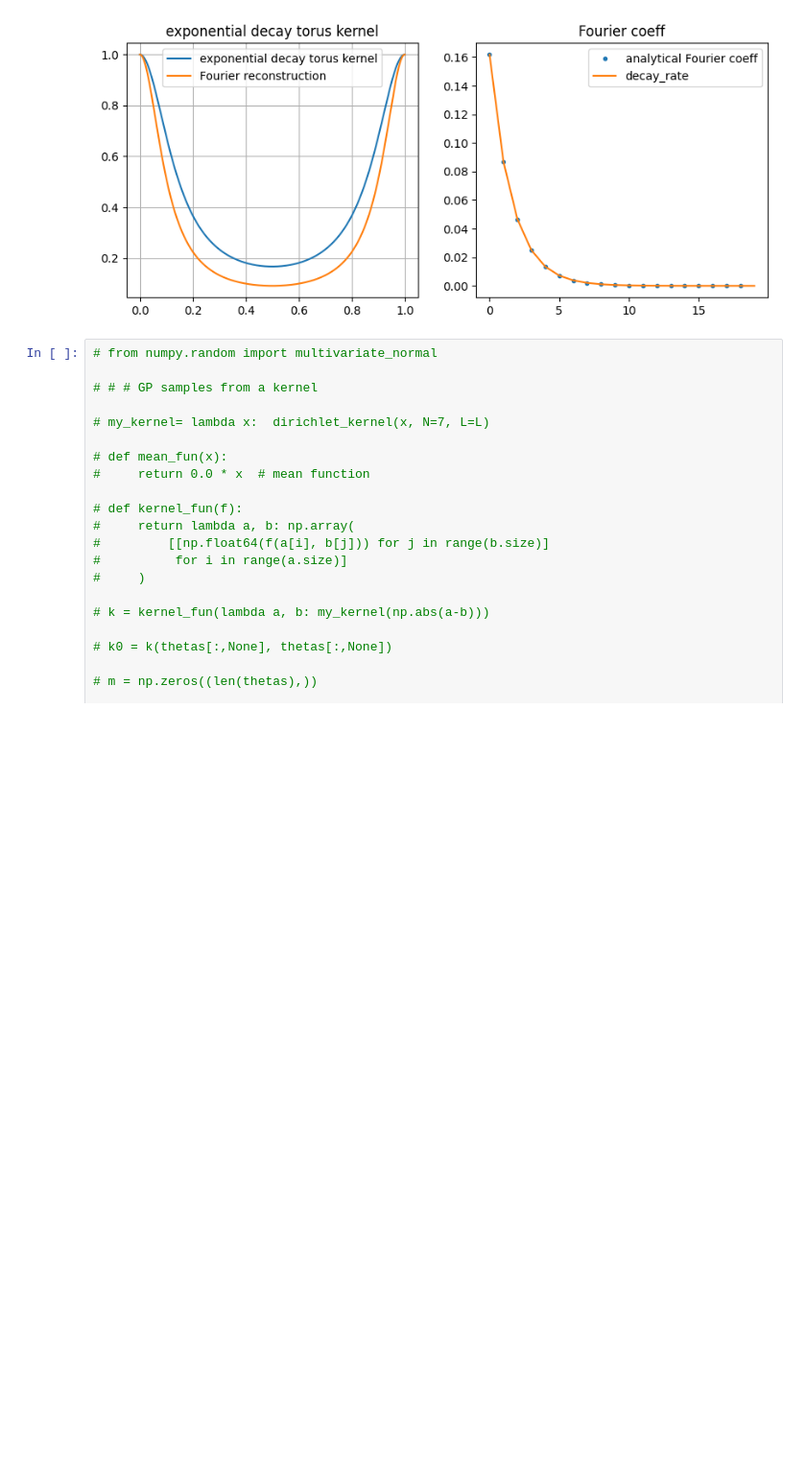
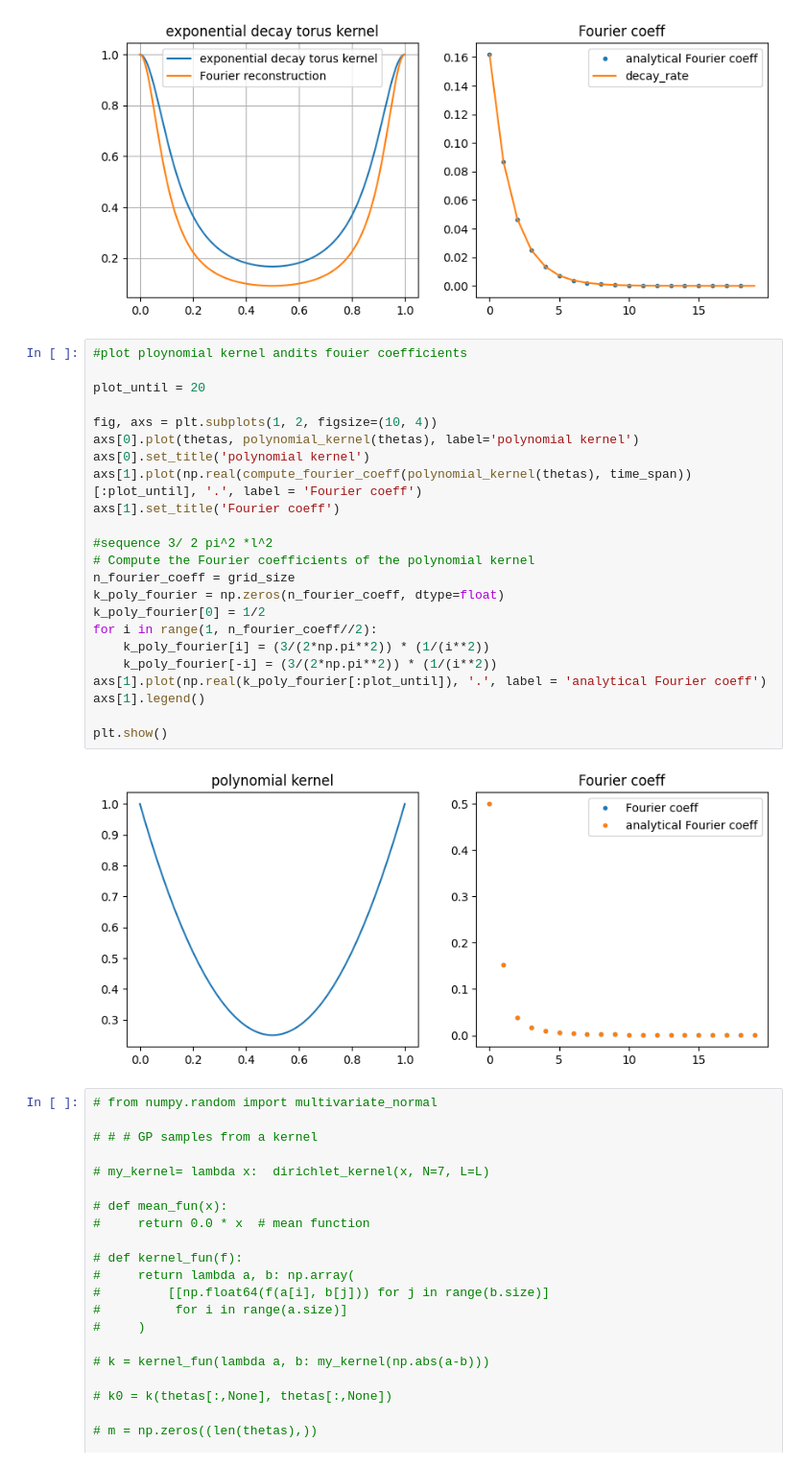
Before and after one commit to EmiliaMagnani/learnconv, a Jupyter notebook: notebooks/kernels_on_torus.ipynb, the cells around one changed output. Shown at 96% size. Saved outputs shown, nothing was run; the diff lists cells and outputs as text; blank space fills up the shorter version.

```diff
--- a/notebooks/kernels_on_torus.ipynb
+++ b/notebooks/kernels_on_torus.ipynb
@@ -168,6 +165,31 @@ axs[1].legend()
 # %% [output]
 <matplotlib.legend.Legend at 0x...>
 [figure]
+# %%
+#plot ploynomial kernel andits fouier coefficients
+
+plot_until = 20
+
+fig, axs = plt.subplots(1, 2, figsize=(10, 4))
+axs[0].plot(thetas, polynomial_kernel(thetas), label='polynomial kernel')
+axs[0].set_title('polynomial kernel')
+axs[1].plot(np.real(compute_fourier_coeff(polynomial_kernel(thetas), time_span))[:plot_until], '.', label = 'Fourier coeff')
+axs[1].set_title('Fourier coeff')
+
+#sequence 3/ 2 pi^2 *l^2
+# Compute the Fourier coefficients of the polynomial kernel
+n_fourier_coeff = grid_size
+k_poly_fourier = np.zeros(n_fourier_coeff, dtype=float)
+k_poly_fourier[0] = 1/2
+for i in range(1, n_fourier_coeff//2):
+    k_poly_fourier[i] = (3/(2*np.pi**2)) * (1/(i**2))
+    k_poly_fourier[-i] = (3/(2*np.pi**2)) * (1/(i**2))
+axs[1].plot(np.real(k_poly_fourier[:plot_until]), '.', label = 'analytical Fourier coeff')
+axs[1].legend()
+
+plt.show()
+# %% [output]
+[figure, added]
 # %%
 # from numpy.random import multivariate_normal
 
```
Also changed, not shown: parts of 3 cells of this notebook, 25 other files.
